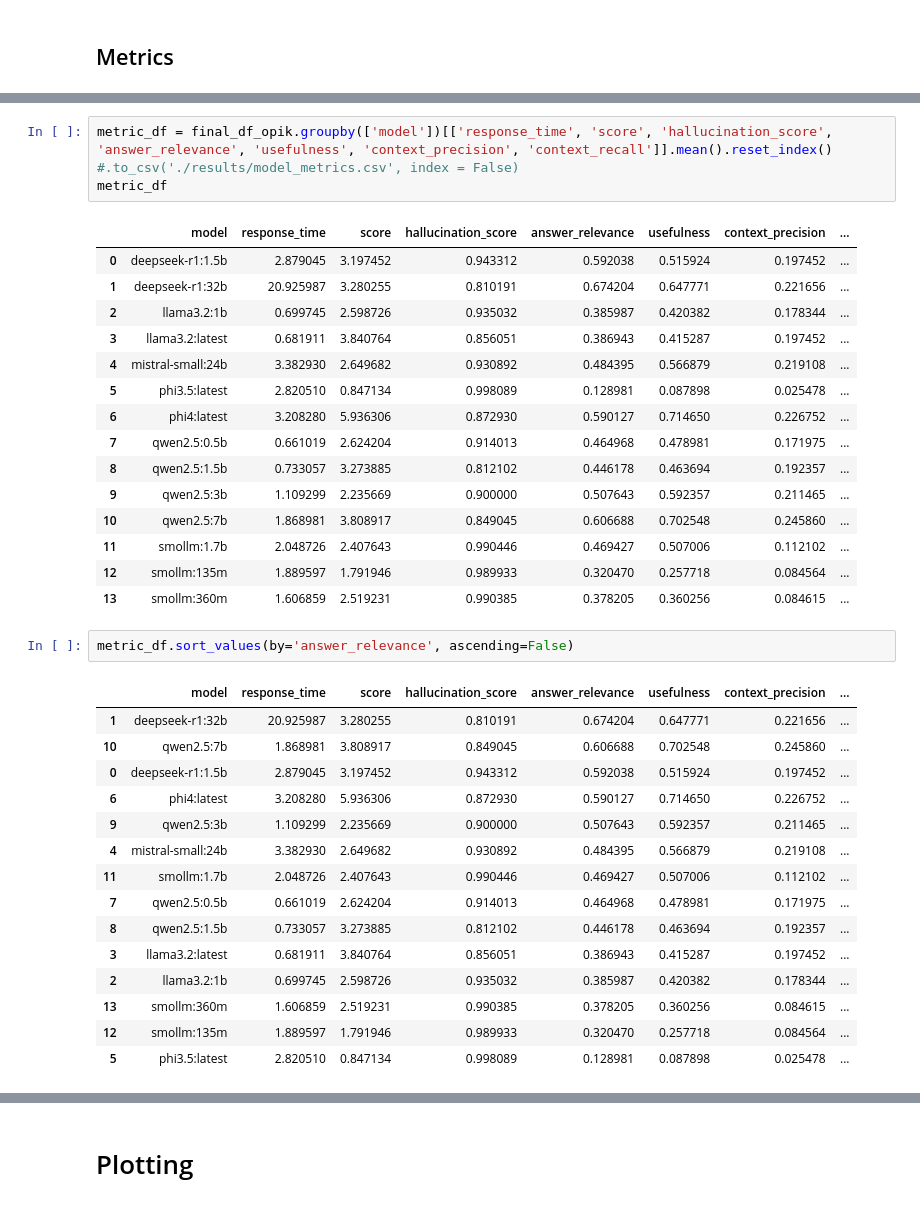
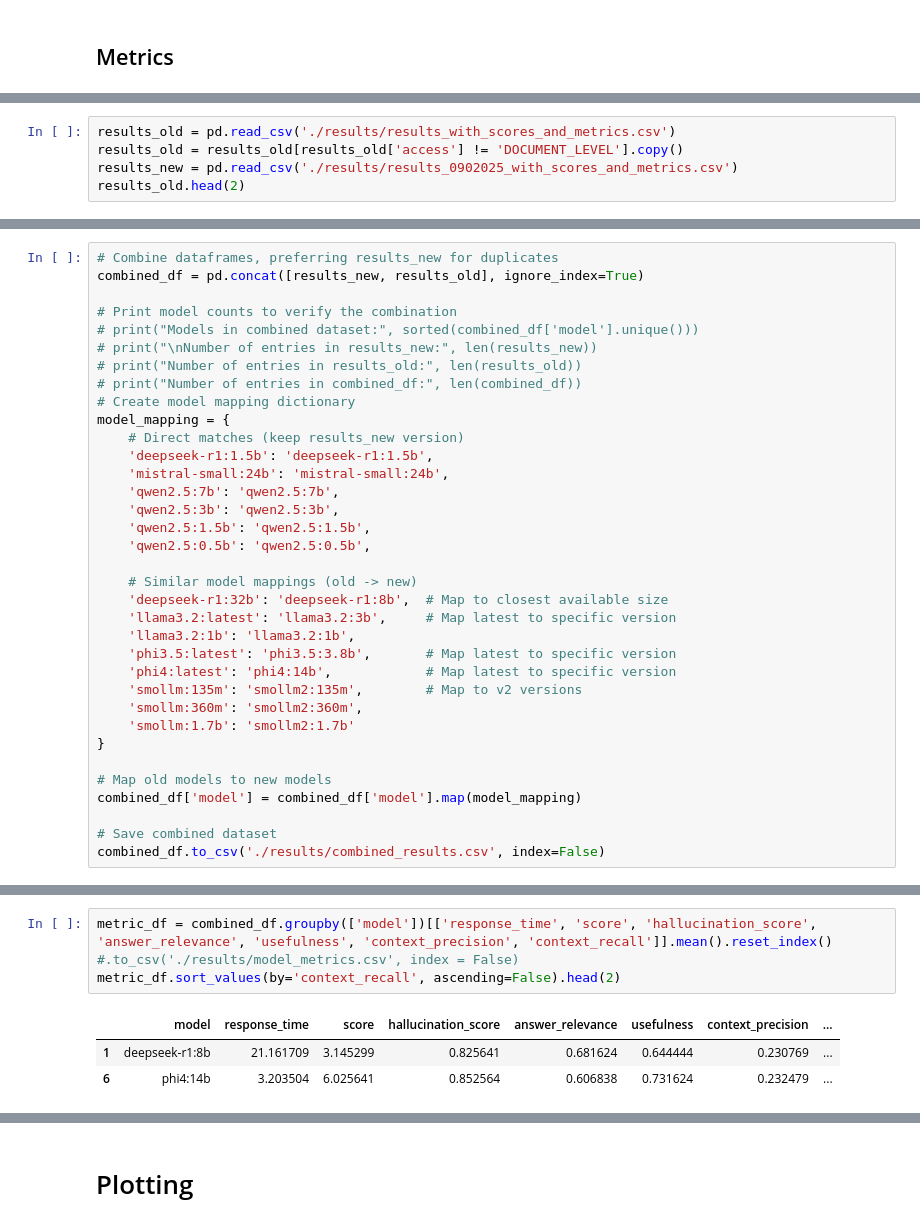
Before and after one commit to maxistaebler/eKNOW_2025, a Jupyter notebook: notebooks/graphrag_response_evaluation_v2.ipynb, the cells around one changed output, grey strips where cells are left out. Saved outputs shown, nothing was run; the diff lists cells and outputs as text.

```diff
--- a/notebooks/graphrag_response_evaluation_v2.ipynb
+++ b/notebooks/graphrag_response_evaluation_v2.ipynb
@@ -330,0 +308,5 @@ final_df_opik.head(2)
+# %%
+results_old = pd.read_csv('./results/results_with_scores_and_metrics.csv')
+results_old = results_old[results_old['access'] != 'DOCUMENT_LEVEL'].copy()
+results_new = pd.read_csv('./results/results_0902025_with_scores_and_metrics.csv')
+results_old.head(2)
@@ -330,0 +317,35 @@ final_df_opik.head(2)
+# %%
+# Combine dataframes, preferring results_new for duplicates
+combined_df = pd.concat([results_new, results_old], ignore_index=True)
+
+# Print model counts to verify the combination
+# print("Models in combined dataset:", sorted(combined_df['model'].unique()))
+# print("\nNumber of entries in results_new:", len(results_new))
+# print("Number of entries in results_old:", len(results_old))
+# print("Number of entries in combined_df:", len(combined_df))
+# Create model mapping dictionary
+model_mapping = {
+    # Direct matches (keep results_new version)
+    'deepseek-r1:1.5b': 'deepseek-r1:1.5b',
+    'mistral-small:24b': 'mistral-small:24b',
+    'qwen2.5:7b': 'qwen2.5:7b',
+    'qwen2.5:3b': 'qwen2.5:3b',
+    'qwen2.5:1.5b': 'qwen2.5:1.5b',
+    'qwen2.5:0.5b': 'qwen2.5:0.5b',
+
+    # Similar model mappings (old -> new)
+    'deepseek-r1:32b': 'deepseek-r1:8b',  # Map to closest available size
+    'llama3.2:latest': 'llama3.2:3b',     # Map latest to specific version
+    'llama3.2:1b': 'llama3.2:1b',
+    'phi3.5:latest': 'phi3.5:3.8b',       # Map latest to specific version
+    'phi4:latest': 'phi4:14b',            # Map latest to specific version
+    'smollm:135m': 'smollm2:135m',        # Map to v2 versions
+    'smollm:360m': 'smollm2:360m',
+    'smollm:1.7b': 'smollm2:1.7b'
+}
+
+# Map old models to new models
+combined_df['model'] = combined_df['model'].map(model_mapping)
+
+# Save combined dataset
+combined_df.to_csv('./results/combined_results.csv', index=False)
@@ -352,37 +363,7 @@ access_model_df
 # %%
-metric_df = final_df_opik.groupby(['model'])[['response_time', 'score', 'hallucination_score', 'answer_relevance', 'usefulness', 'context_precision', 'context_recall']].mean().reset_index() #.to_csv('./results/model_metrics.csv', index = False)
-metric_df
+metric_df = combined_df.groupby(['model'])[['response_time', 'score', 'hallucination_score', 'answer_relevance', 'usefulness', 'context_precision', 'context_recall']].mean().reset_index() #.to_csv('./results/model_metrics.csv', index = False)
+metric_df.sort_values(by='context_recall', ascending=False).head(2)
 # %% [output]
 |  | model | response_time | score | hallucination_score | answer_relevance | usefulness | context_precision | ... |
-| 0 | deepseek-r1:1.5b | 2.879045 | 3.197452 | 0.943312 | 0.592038 | 0.515924 | 0.197452 | ... |
-| 1 | deepseek-r1:32b | 20.925987 | 3.280255 | 0.810191 | 0.674204 | 0.647771 | 0.221656 | ... |
-| 2 | llama3.2:1b | 0.699745 | 2.598726 | 0.935032 | 0.385987 | 0.420382 | 0.178344 | ... |
-| 3 | llama3.2:latest | 0.681911 | 3.840764 | 0.856051 | 0.386943 | 0.415287 | 0.197452 | ... |
-| 4 | mistral-small:24b | 3.382930 | 2.649682 | 0.930892 | 0.484395 | 0.566879 | 0.219108 | ... |
-| 5 | phi3.5:latest | 2.820510 | 0.847134 | 0.998089 | 0.128981 | 0.087898 | 0.025478 | ... |
-| 6 | phi4:latest | 3.208280 | 5.936306 | 0.872930 | 0.590127 | 0.714650 | 0.226752 | ... |
-| 7 | qwen2.5:0.5b | 0.661019 | 2.624204 | 0.914013 | 0.464968 | 0.478981 | 0.171975 | ... |
-| 8 | qwen2.5:1.5b | 0.733057 | 3.273885 | 0.812102 | 0.446178 | 0.463694 | 0.192357 | ... |
-| 9 | qwen2.5:3b | 1.109299 | 2.235669 | 0.900000 | 0.507643 | 0.592357 | 0.211465 | ... |
-| 10 | qwen2.5:7b | 1.868981 | 3.808917 | 0.849045 | 0.606688 | 0.702548 | 0.245860 | ... |
-| 11 | smollm:1.7b | 2.048726 | 2.407643 | 0.990446 | 0.469427 | 0.507006 | 0.112102 | ... |
-| 12 | smollm:135m | 1.889597 | 1.791946 | 0.989933 | 0.320470 | 0.257718 | 0.084564 | ... |
-| 13 | smollm:360m | 1.606859 | 2.519231 | 0.990385 | 0.378205 | 0.360256 | 0.084615 | ... |
+| 1 | deepseek-r1:8b | 21.161709 | 3.145299 | 0.825641 | 0.681624 | 0.644444 | 0.230769 | ... |
+| 6 | phi4:14b | 3.203504 | 6.025641 | 0.852564 | 0.606838 | 0.731624 | 0.232479 | ... |
-# %%
-metric_df.sort_values(by='answer_relevance', ascending=False)
-# %% [output]
-|  | model | response_time | score | hallucination_score | answer_relevance | usefulness | context_precision | ... |
-| 1 | deepseek-r1:32b | 20.925987 | 3.280255 | 0.810191 | 0.674204 | 0.647771 | 0.221656 | ... |
-| 10 | qwen2.5:7b | 1.868981 | 3.808917 | 0.849045 | 0.606688 | 0.702548 | 0.245860 | ... |
-| 0 | deepseek-r1:1.5b | 2.879045 | 3.197452 | 0.943312 | 0.592038 | 0.515924 | 0.197452 | ... |
-| 6 | phi4:latest | 3.208280 | 5.936306 | 0.872930 | 0.590127 | 0.714650 | 0.226752 | ... |
-| 9 | qwen2.5:3b | 1.109299 | 2.235669 | 0.900000 | 0.507643 | 0.592357 | 0.211465 | ... |
-| 4 | mistral-small:24b | 3.382930 | 2.649682 | 0.930892 | 0.484395 | 0.566879 | 0.219108 | ... |
-| 11 | smollm:1.7b | 2.048726 | 2.407643 | 0.990446 | 0.469427 | 0.507006 | 0.112102 | ... |
-| 7 | qwen2.5:0.5b | 0.661019 | 2.624204 | 0.914013 | 0.464968 | 0.478981 | 0.171975 | ... |
-| 8 | qwen2.5:1.5b | 0.733057 | 3.273885 | 0.812102 | 0.446178 | 0.463694 | 0.192357 | ... |
-| 3 | llama3.2:latest | 0.681911 | 3.840764 | 0.856051 | 0.386943 | 0.415287 | 0.197452 | ... |
-| 2 | llama3.2:1b | 0.699745 | 2.598726 | 0.935032 | 0.385987 | 0.420382 | 0.178344 | ... |
-| 13 | smollm:360m | 1.606859 | 2.519231 | 0.990385 | 0.378205 | 0.360256 | 0.084615 | ... |
-| 12 | smollm:135m | 1.889597 | 1.791946 | 0.989933 | 0.320470 | 0.257718 | 0.084564 | ... |
-| 5 | phi3.5:latest | 2.820510 | 0.847134 | 0.998089 | 0.128981 | 0.087898 | 0.025478 | ... |
```
Also changed, not shown: parts of 17 cells of this notebook, 5 other files.
